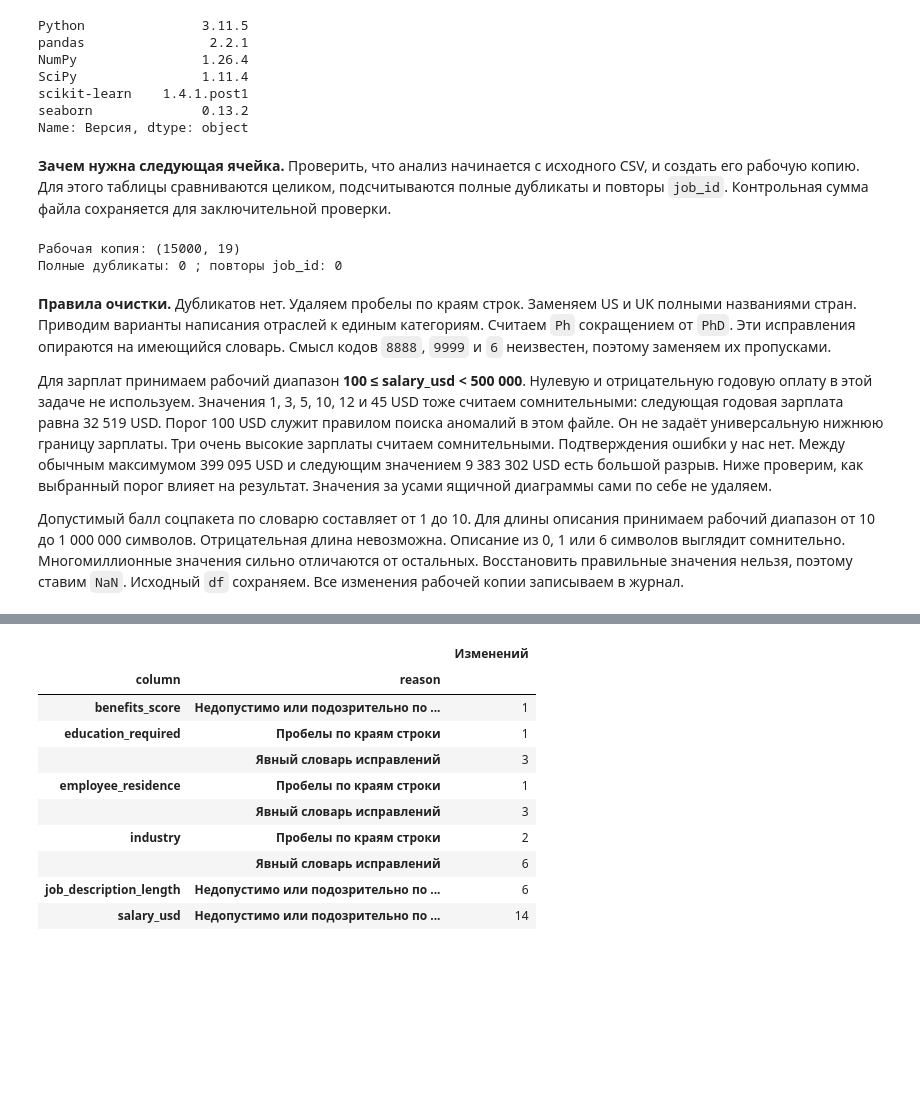
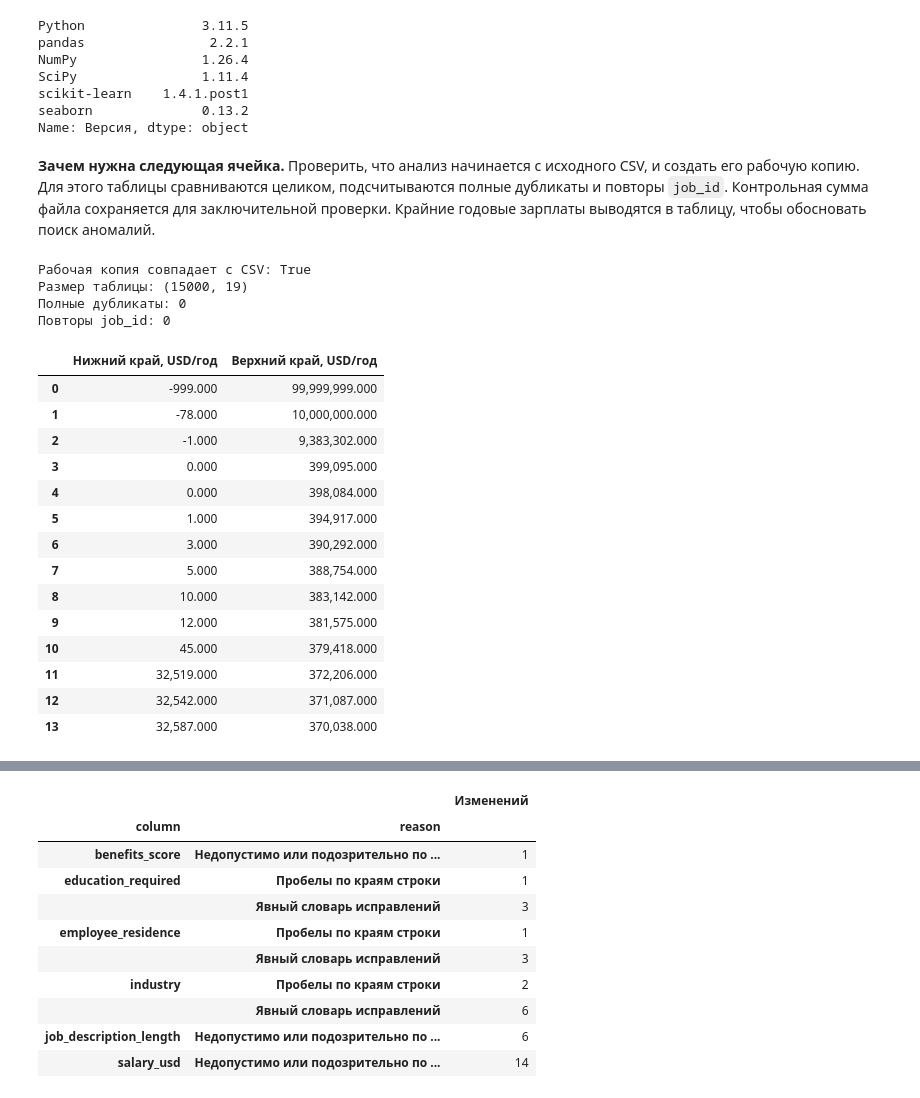
Before and after one commit to daniil-novel/machine-learning-course, a Jupyter notebook: Задание 1/Задание1_16.09.2026_DaraganPrivezentsev_completed.ipynb, the cells around one changed output, grey strips where cells are left out. Cells and saved outputs as stored; diff of their text form; code cells hidden in the pictures; blank space fills up the shorter version.

```diff
--- a/Задание 1/Задание1_16.09.2026_DaraganPrivezentsev_completed.ipynb
+++ b/Задание 1/Задание1_16.09.2026_DaraganPrivezentsev_completed.ipynb
@@ -599,32 +604,42 @@ scikit-learn    1.4.1.post1
 seaborn              0.13.2
 Name: Версия, dtype: object
 # %% [markdown]
-**Зачем нужна следующая ячейка.** Проверить, что анализ начинается с исходного CSV, и создать его рабочую копию. Для этого таблицы сравниваются целиком, подсчитываются полные дубликаты и повторы `job_id`. Контрольная сумма файла сохраняется для заключительной проверки.
+**Зачем нужна следующая ячейка.** Проверить, что анализ начинается с исходного CSV, и создать его рабочую копию. Для этого таблицы сравниваются целиком, подсчитываются полные дубликаты и повторы `job_id`. Контрольная сумма файла сохраняется для заключительной проверки. Крайние годовые зарплаты выводятся в таблицу, чтобы обосновать поиск аномалий.
 # %%
 raw = df.copy(deep=True)
-DATA_PATH = Path('ai_job_dataset_upd.csv')
+DATA_PATH = Path("ai_job_dataset_upd.csv")
 source_sha256 = hashlib.sha256(DATA_PATH.read_bytes()).hexdigest()
-assert raw.equals(pd.read_csv(DATA_PATH, sep=';'))
-print('Рабочая копия:', raw.shape)
-print('Полные дубликаты:', raw.duplicated().sum(), '; повторы job_id:', raw.job_id.duplicated().sum())
+source_matches = raw.equals(pd.read_csv(DATA_PATH, sep=";"))
+print("Рабочая копия совпадает с CSV:", source_matches)
+print("Размер таблицы:", raw.shape)
+print("Полные дубликаты:", raw.duplicated().sum())
+print("Повторы job_id:", raw.job_id.duplicated().sum())
+
+# Крайние значения показывают разрывы в годовых зарплатах.
+salary_edges = pd.DataFrame(
+    {
+        "Нижний край, USD/год": raw.salary_usd.nsmallest(14).to_numpy(),
+        "Верхний край, USD/год": raw.salary_usd.nlargest(14).to_numpy(),
+    }
+)
+display(salary_edges)
 # %% [output]
-Рабочая копия: (15000, 19)
-Полные дубликаты: 0 ; повторы job_id: 0
+Рабочая копия совпадает с CSV: True
+Размер таблицы: (15000, 19)
+Полные дубликаты: 0
+Повторы job_id: 0
+|  | Нижний край, USD/год | Верхний край, USD/год |
+| 0 | -999.000 | 99,999,999.000 |
+| 1 | -78.000 | 10,000,000.000 |
+| 2 | -1.000 | 9,383,302.000 |
+| 3 | 0.000 | 399,095.000 |
+| 4 | 0.000 | 398,084.000 |
+| 5 | 1.000 | 394,917.000 |
+| 6 | 3.000 | 390,292.000 |
+| 7 | 5.000 | 388,754.000 |
+| 8 | 10.000 | 383,142.000 |
+| 9 | 12.000 | 381,575.000 |
+| 10 | 45.000 | 379,418.000 |
+| 11 | 32,519.000 | 372,206.000 |
+| 12 | 32,542.000 | 371,087.000 |
+| 13 | 32,587.000 | 370,038.000 |
-# %% [markdown]
-**Правила очистки.** Дубликатов нет. Удаляем пробелы по краям строк. Заменяем US и UK полными названиями стран.
-Приводим варианты написания отраслей к единым категориям. Считаем `Ph` сокращением от `PhD`.
-Эти исправления опираются на имеющийся словарь. Смысл кодов `8888`, `9999` и `6` неизвестен, поэтому заменяем их пропусками.
-
-Для зарплат принимаем рабочий диапазон **100 ≤ salary_usd < 500 000**.
-Нулевую и отрицательную годовую оплату в этой задаче не используем.
-Значения 1, 3, 5, 10, 12 и 45 USD тоже считаем сомнительными: следующая годовая зарплата равна 32 519 USD.
-Порог 100 USD служит правилом поиска аномалий в этом файле. Он не задаёт универсальную нижнюю границу зарплаты.
-Три очень высокие зарплаты считаем сомнительными. Подтверждения ошибки у нас нет.
-Между обычным максимумом 399 095 USD и следующим значением 9 383 302 USD есть большой разрыв.
-Ниже проверим, как выбранный порог влияет на результат. Значения за усами ящичной диаграммы сами по себе не удаляем.
-
-Допустимый балл соцпакета по словарю составляет от 1 до 10.
-Для длины описания принимаем рабочий диапазон от 10 до 1 000 000 символов.
-Отрицательная длина невозможна. Описание из 0, 1 или 6 символов выглядит сомнительно.
-Многомиллионные значения сильно отличаются от остальных. Восстановить правильные значения нельзя, поэтому ставим `NaN`.
-Исходный `df` сохраняем. Все изменения рабочей копии записываем в журнал.
```
Also changed, not shown: parts of 31 cells of this notebook, 4 other files.
